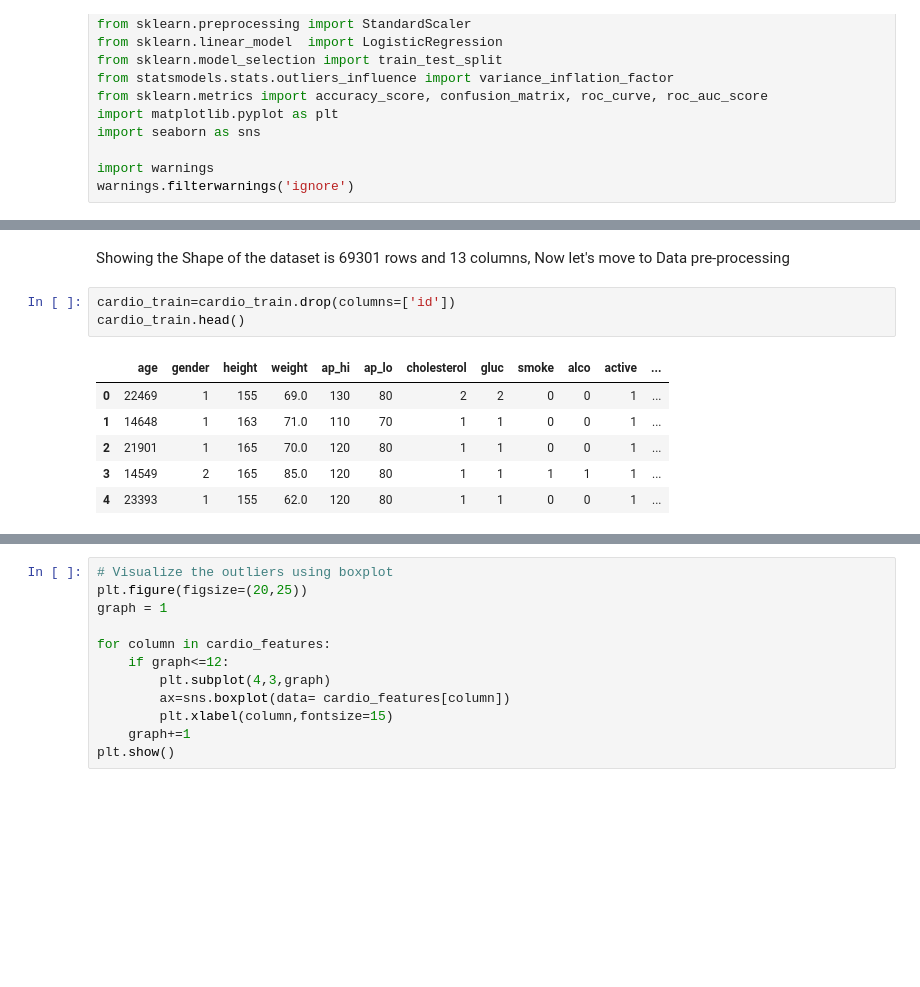
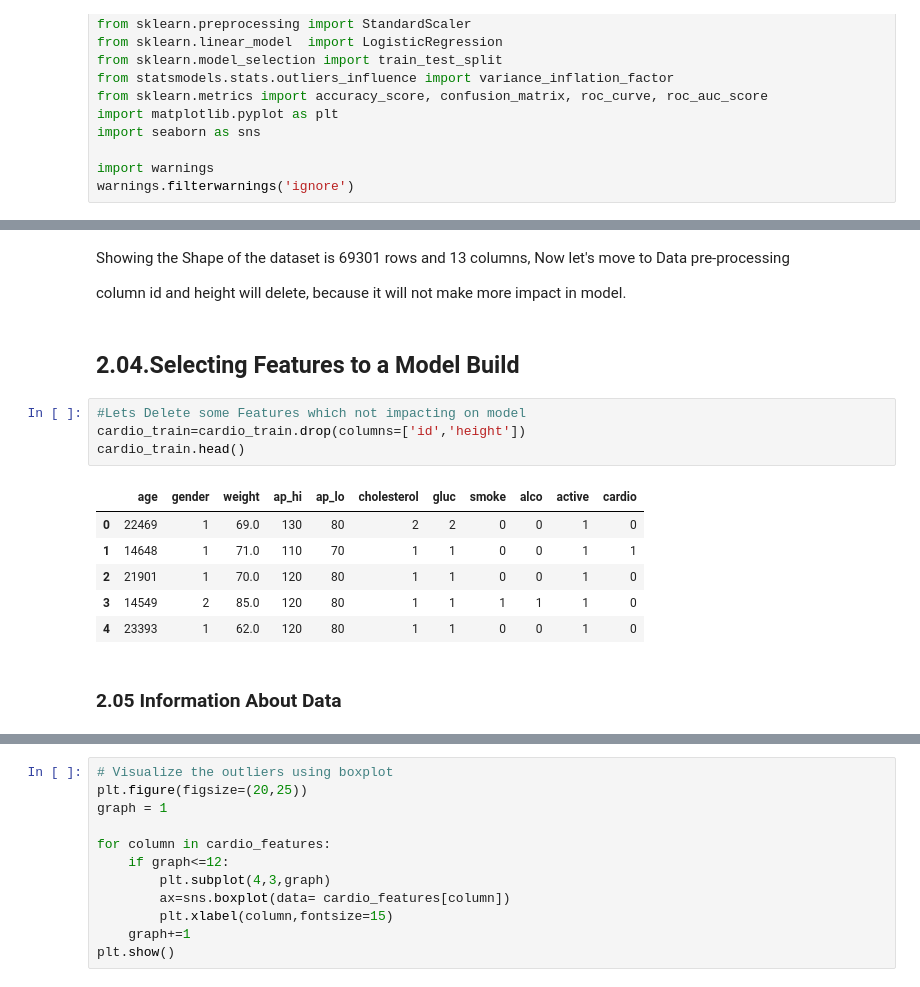
Before and after one commit to bacchianc/CardiovascularDiseaseDetection_Project, a Jupyter notebook: Classification_Basheer.ipynb, the cells around one changed output, grey strips where cells are left out. Saved outputs shown, nothing was run; the diff lists cells and outputs as text; blank space fills up the shorter version.

```diff
--- a/Classification_Basheer.ipynb
+++ b/Classification_Basheer.ipynb
@@ -32,12 +99,19 @@ cardio_train.shape
 # %% [markdown]
 Showing the Shape of the dataset is 69301 rows and 13 columns, Now let's move to Data pre-processing
+
+column id and height will delete, because it will not make more impact in model.
+# %% [markdown]
+##  2.04.Selecting Features to a Model Build
 # %%
-cardio_train=cardio_train.drop(columns=['id'])
+#Lets Delete some Features which not impacting on model
+cardio_train=cardio_train.drop(columns=['id','height'])
 cardio_train.head()
 # %% [output]
-|  | age | gender | height | weight | ap_hi | ap_lo | cholesterol | gluc | smoke | alco | active | ... |
-| 0 | 22469 | 1 | 155 | 69.0 | 130 | 80 | 2 | 2 | 0 | 0 | 1 | ... |
-| 1 | 14648 | 1 | 163 | 71.0 | 110 | 70 | 1 | 1 | 0 | 0 | 1 | ... |
-| 2 | 21901 | 1 | 165 | 70.0 | 120 | 80 | 1 | 1 | 0 | 0 | 1 | ... |
-| 3 | 14549 | 2 | 165 | 85.0 | 120 | 80 | 1 | 1 | 1 | 1 | 1 | ... |
-| 4 | 23393 | 1 | 155 | 62.0 | 120 | 80 | 1 | 1 | 0 | 0 | 1 | ... |
+|  | age | gender | weight | ap_hi | ap_lo | cholesterol | gluc | smoke | alco | active | cardio |
+| 0 | 22469 | 1 | 69.0 | 130 | 80 | 2 | 2 | 0 | 0 | 1 | 0 |
+| 1 | 14648 | 1 | 71.0 | 110 | 70 | 1 | 1 | 0 | 0 | 1 | 1 |
+| 2 | 21901 | 1 | 70.0 | 120 | 80 | 1 | 1 | 0 | 0 | 1 | 0 |
+| 3 | 14549 | 2 | 85.0 | 120 | 80 | 1 | 1 | 1 | 1 | 1 | 0 |
+| 4 | 23393 | 1 | 62.0 | 120 | 80 | 1 | 1 | 0 | 0 | 1 | 0 |
+# %% [markdown]
+### 2.05 Information About Data
```
Also changed, not shown: parts of 82 cells of this notebook.
